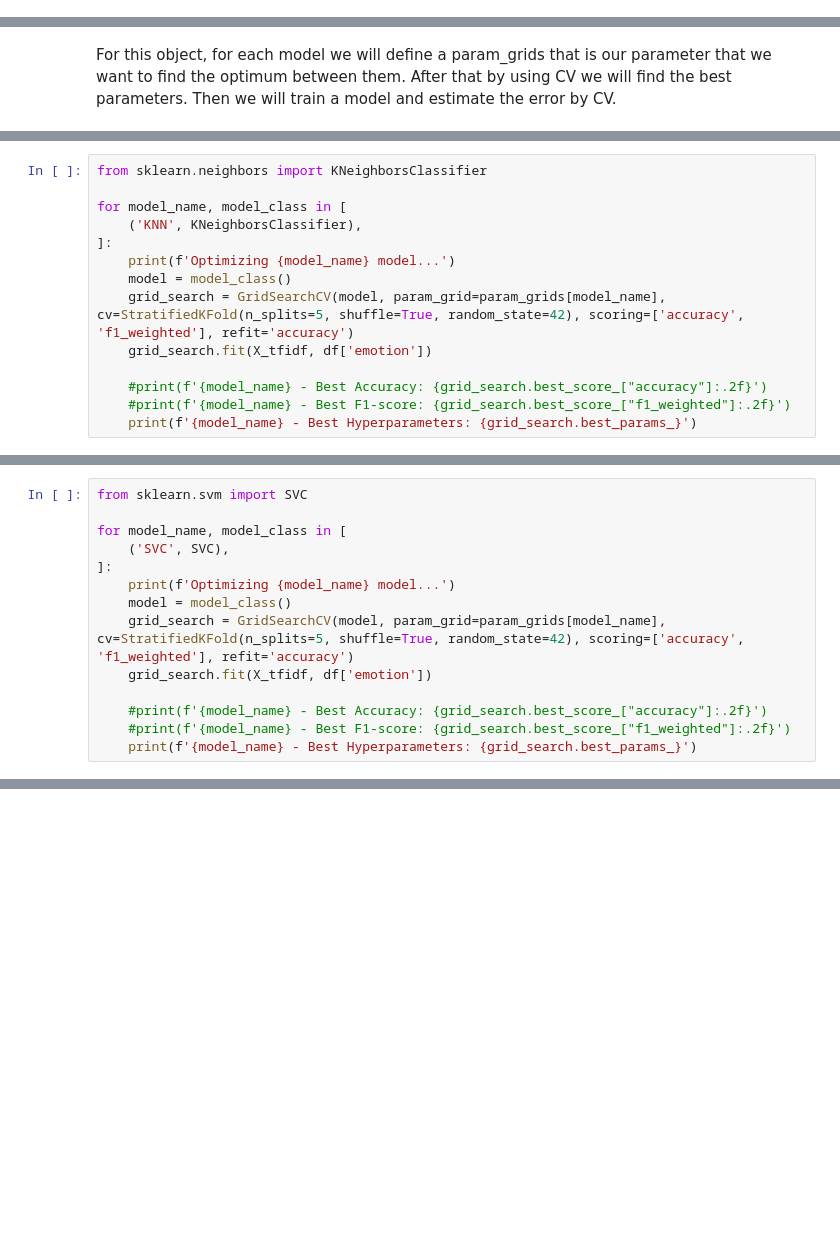
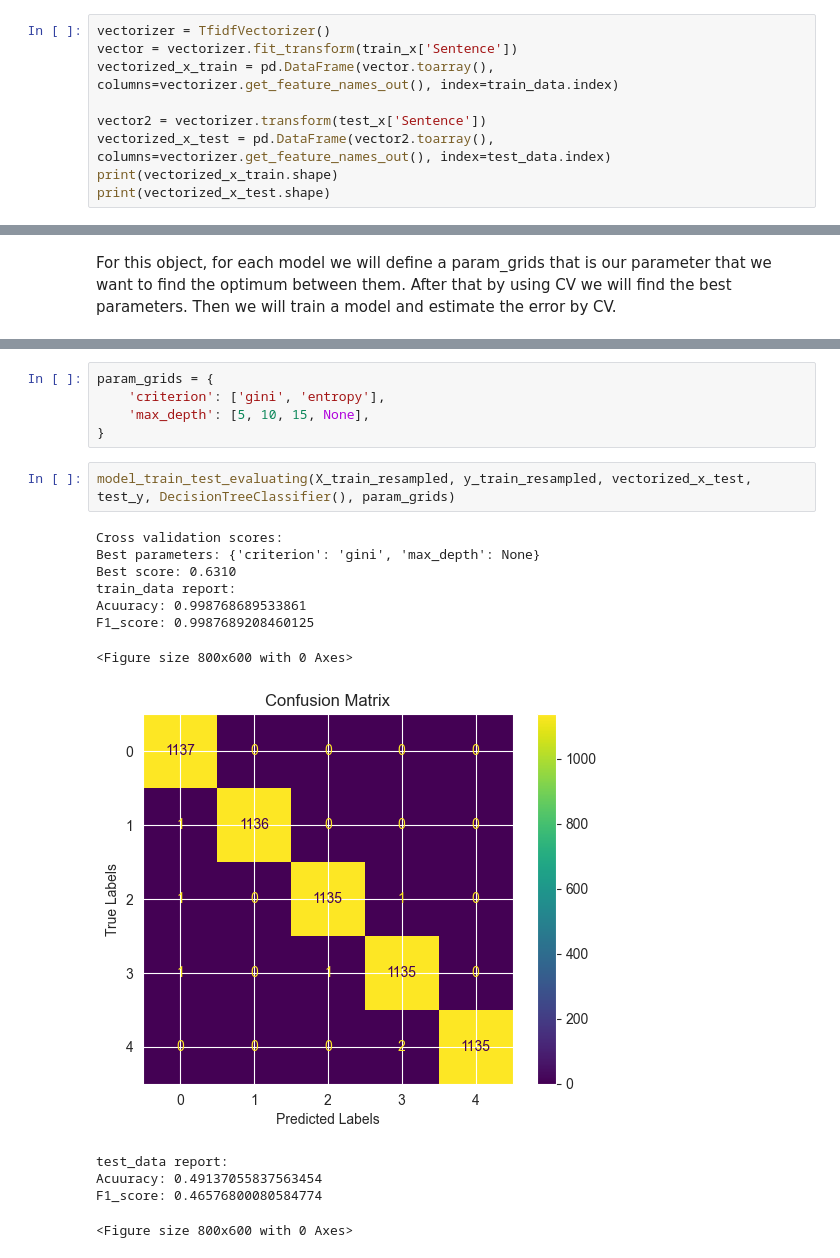
Before and after one commit to pooyanosk1382/ML, a Jupyter notebook: Assignment3/Temp.ipynb, the cells around one changed output, grey strips where cells are left out. Cells and saved outputs as stored; diff of their text form; blank space fills up the shorter version.

```diff
--- a/Assignment3/Temp.ipynb
+++ b/Assignment3/Temp.ipynb
@@ -174,0 +245,9 @@ print(X_tfidf.shape)
+# %%
+vectorizer = TfidfVectorizer()
+vector = vectorizer.fit_transform(train_x['Sentence'])
+vectorized_x_train = pd.DataFrame(vector.toarray(), columns=vectorizer.get_feature_names_out(), index=train_data.index)
+
+vector2 = vectorizer.transform(test_x['Sentence'])
+vectorized_x_test = pd.DataFrame(vector2.toarray(), columns=vectorizer.get_feature_names_out(), index=test_data.index)
+print(vectorized_x_train.shape)
+print(vectorized_x_test.shape)
@@ -742,14 +275,0 @@ param_grids = {
-# %%
-from sklearn.neighbors import KNeighborsClassifier
-
-for model_name, model_class in [
-    ('KNN', KNeighborsClassifier),
-]:
-    print(f'Optimizing {model_name} model...')
-    model = model_class()
-    grid_search = GridSearchCV(model, param_grid=param_grids[model_name], cv=StratifiedKFold(n_splits=5, shuffle=True, random_state=42), scoring=['accuracy', 'f1_weighted'], refit='accuracy')
-    grid_search.fit(X_tfidf, df['emotion'])
-
-    #print(f'{model_name} - Best Accuracy: {grid_search.best_score_["accuracy"]:.2f}')
-    #print(f'{model_name} - Best F1-score: {grid_search.best_score_["f1_weighted"]:.2f}')
-    print(f'{model_name} - Best Hyperparameters: {grid_search.best_params_}')
@@ -820,14 +275,0 @@ param_grids = {
-# %%
-from sklearn.svm import SVC
-
-for model_name, model_class in [
-    ('SVC', SVC),
-]:
-    print(f'Optimizing {model_name} model...')
-    model = model_class()
-    grid_search = GridSearchCV(model, param_grid=param_grids[model_name], cv=StratifiedKFold(n_splits=5, shuffle=True, random_state=42), scoring=['accuracy', 'f1_weighted'], refit='accuracy')
-    grid_search.fit(X_tfidf, df['emotion'])
-
-    #print(f'{model_name} - Best Accuracy: {grid_search.best_score_["accuracy"]:.2f}')
-    #print(f'{model_name} - Best F1-score: {grid_search.best_score_["f1_weighted"]:.2f}')
-    print(f'{model_name} - Best Hyperparameters: {grid_search.best_params_}')
@@ -889,0 +338,20 @@ Average F1-score: 0.60
+# %%
+param_grids = {
+    'criterion': ['gini', 'entropy'],
+    'max_depth': [5, 10, 15, None],
+}
+# %%
+model_train_test_evaluating(X_train_resampled, y_train_resampled, vectorized_x_test, test_y, DecisionTreeClassifier(), param_grids)
+# %% [output]
+Cross validation scores:
+Best parameters: {'criterion': 'gini', 'max_depth': None}
+Best score: 0.6310
+train_data report:
+Acuuracy: 0.998768689533861
+F1_score: 0.9987689208460125
+<Figure size 800x600 with 0 Axes>
+[figure, added]
+test_data report:
+Acuuracy: 0.49137055837563454
+F1_score: 0.46576800080584774
+<Figure size 800x600 with 0 Axes>
```
Also changed, not shown: parts of 85 cells of this notebook, 2 other files.
